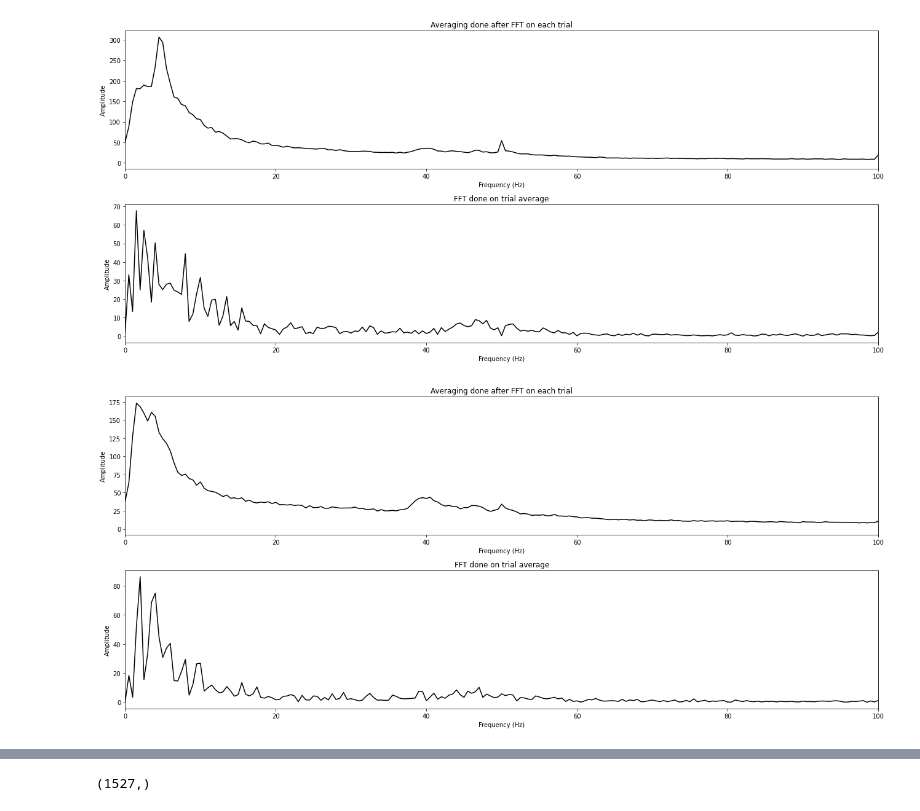
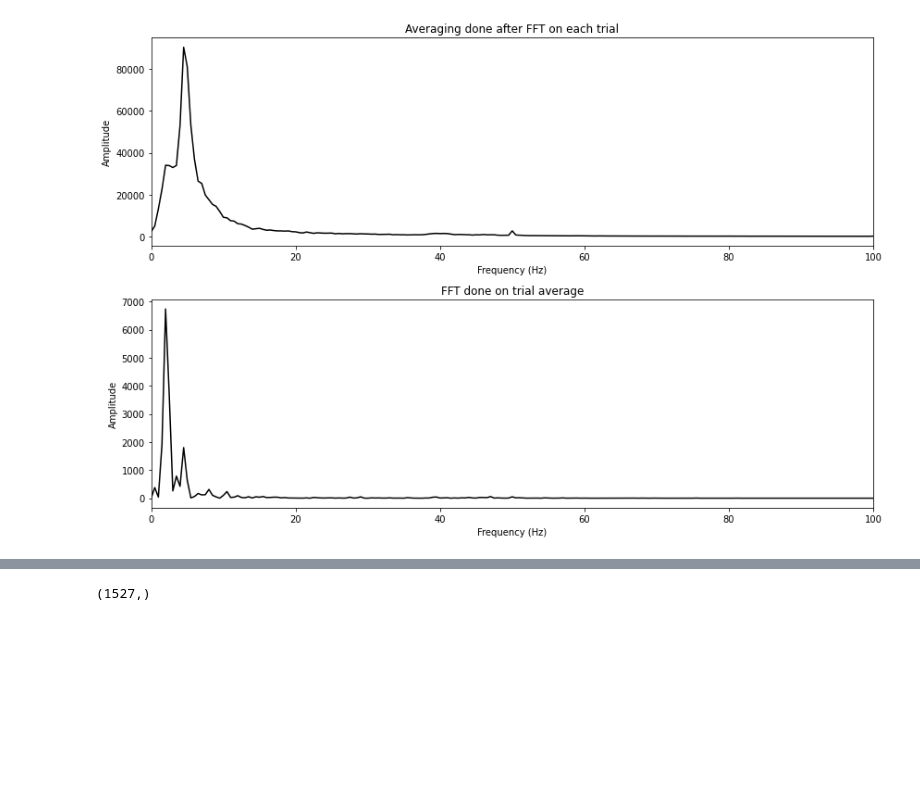
Before and after one commit to dxganta/Neural-Signal-Processing-Analysis, a Jupyter notebook: Section 5/uANTS_spectral_problemset.ipynb, the cells around one changed output, grey strips where cells are left out. Cells and saved outputs as stored; diff of their text form; code cells hidden in the pictures; blank space fills up the shorter version.

```diff
--- a/Section 5/uANTS_spectral_problemset.ipynb
+++ b/Section 5/uANTS_spectral_problemset.ipynb
@@ -11,12 +11,12 @@ import numpy as np
 import matplotlib.pyplot as plt
 import cmath
 from scipy.io import loadmat
-from numpy.fft import fft
+from numpy.fft import fft, ifft
 import random
 import matplotlib as mpl
 
 
-mpl.rcParams['figure.figsize'] = (18, 6)  # Set the figure size to 10x8 inches
+mpl.rcParams['figure.figsize'] = (19, 6)  # Set the figure size to 10x8 inches
 pi = np.pi
 # %%
 
@@ -109,30 +104,32 @@ data = loadmat('../v1_laminar.mat')
 csd = data['csd']
 srate = data['srate'][0][0]
 n = csd.shape[1]
+timevec = np.squeeze(data['timevec'].T)
+pnts = len(timevec)
 
 # pick which channel
-chan2use = 7
+chan2use = 6  # 7 for matlab means 6 for python
 
 def laminar_fft(chan2use):
     # % FFT of all trials individually (note that you can do it in one line!)
-    powspectSeparate = fft(csd, axis=1)
+    powspectSeparate = (2* abs(fft(csd[chan2use,:,:], axis=0) / pnts)) ** 2
     # % Then average the single-trial spectra together (average over trials, not over frequencies)
-    powspectSeparate = np.mean(2*(abs(powspectSeparate)/n), axis=2)
+    powspectSeparate = np.mean(powspectSeparate, axis=1)
 
     # % now average first, then take the FFT of the trial average
-    powspectAverage  = np.mean(csd, axis=2)
-    powspectAverage  = 2 * abs(fft(powspectAverage) / n)
+    powspectAverage  = np.mean(csd[chan2use, :, :], axis=1)
+    powspectAverage  = (2 * abs(fft(powspectAverage) / pnts)) ** 2
 
-    hz = np.linspace(0, srate/2, n//2+1)
+    hz = np.linspace(0, srate/2, pnts//2+1)
 
-    fig, axs = plt.subplots(2,1, figsize=(18,8))
-    axs[0].plot(hz, powspectSeparate[chan2use, :len(hz)], 'k')
+    fig, axs = plt.subplots(2,1, figsize=(12,8))
+    axs[0].plot(hz, powspectSeparate[:len(hz)], 'k')
     axs[0].set_xlim([0, 100])
     axs[0].set_xlabel('Frequency (Hz)')
     axs[0].set_ylabel('Amplitude')
     axs[0].set_title('Averaging done after FFT on each trial')
 
-    axs[1].plot(hz, powspectAverage[chan2use, :len(hz)], 'k')
+    axs[1].plot(hz, powspectAverage[ :len(hz)], 'k')
     axs[1].set_xlim([0, 100])
     axs[1].set_xlabel('Frequency (Hz)')
     axs[1].set_ylabel('Amplitude')
@@ -140,3 +137,5 @@ def laminar_fft(chan2use):
 
     fig.tight_layout()
     plt.show()
+
+laminar_fft(chan2use)
@@ -143,16 +144,12 @@ def laminar_fft(chan2use):
-# %%
-laminar_fft(chan2use)
-# %% [output]
-[figure, removed]
 # %%
 # %% 4) Do the same as above but for electrode 1.
 # %    How do these results compare to the results from channel 7, and does this depend on
 # %    whether you average first in the time-domain or average the individual power spectra?
 # % ANATOMICAL NOTE: channel 7 is around L4; channel 1 is in the hippocampus.
 
-laminar_fft(1)
+laminar_fft(0)
 # %% [output]
-[figure, old version]
+[figure, new version]
 # %%
 # %% 5) Fourier transform from scratch!
 # % Hey, wouldn't it be fun to program the discrete-time Fourier transform
```
Also changed, not shown: parts of 14 cells of this notebook.
